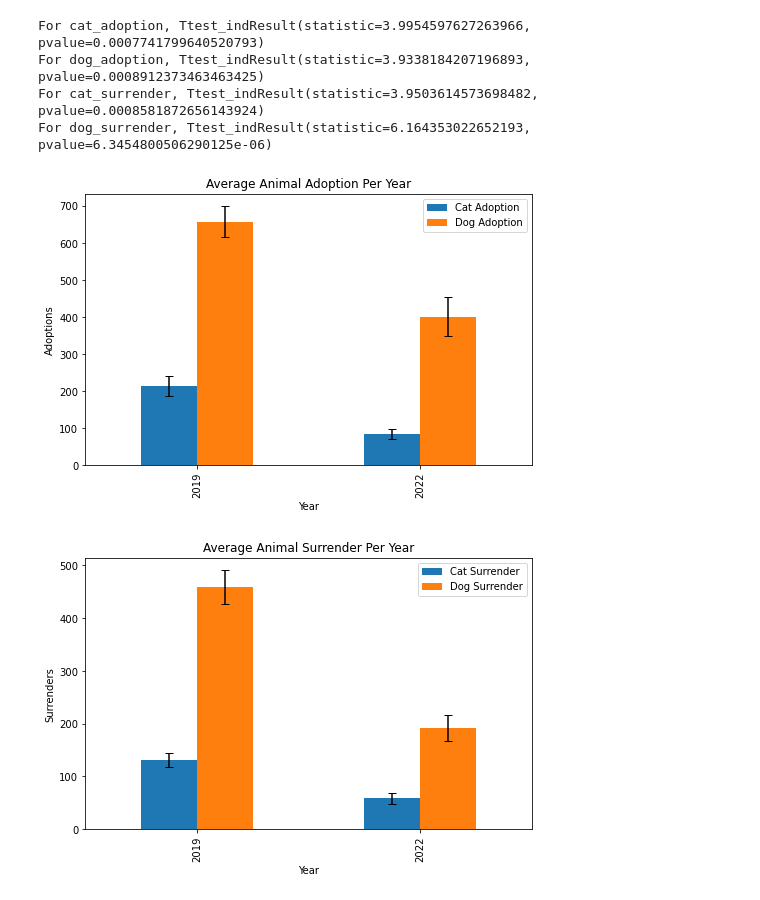
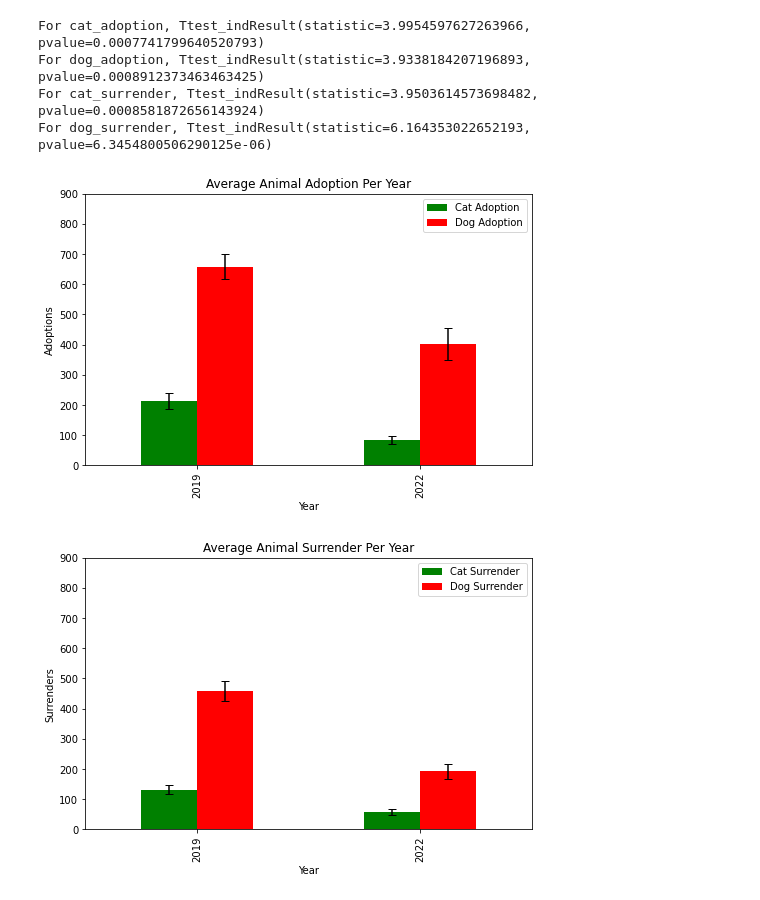
Before and after one commit to djdolejsi/Adoption-Surrender-Rates-vs-COVID-Cases, a Jupyter notebook: adoption_surrender_stats.ipynb, the cells around one changed output. Cells and saved outputs as stored; diff of their text form; code cells hidden in the pictures.

Commit message:
Updated colours on graphs

```diff
--- a/adoption_surrender_stats.ipynb
+++ b/adoption_surrender_stats.ipynb
@@ -44,22 +44,24 @@ For dog_adoption, Ttest_indResult(statistic=3.9338184207196893, pvalue=0.0008912
 For cat_surrender, Ttest_indResult(statistic=3.9503614573698482, pvalue=0.0008581872656143924)
 For dog_surrender, Ttest_indResult(statistic=6.164353022652193, pvalue=6.3454800506290125e-06)
 # %%
-data_mean[['cat_adoption', 'dog_adoption']].plot(kind='bar', yerr = data_sem[['cat_adoption', 'dog_adoption']], figsize=(8,5), capsize = 4)
+data_mean[['cat_adoption', 'dog_adoption']].plot(kind='bar', yerr = data_sem[['cat_adoption', 'dog_adoption']], figsize=(8,5), capsize = 4, color = ['green', 'red'])
 plt.legend(['Cat Adoption', 'Dog Adoption'])
 plt.title('Average Animal Adoption Per Year')
 plt.ylabel('Adoptions')
 plt.xlabel('Year')
+plt.yticks(np.arange(0,1000,100))
 plt.savefig('./plots/adoptions_per_year.png')
 plt.show()
 # %% [output]
-[figure, old version]
+[figure, new version]
 # %%
-data_mean[['cat_surrender', 'dog_surrender']].plot(kind='bar', yerr = data_sem[['cat_surrender', 'dog_surrender']], figsize=(8,5), capsize = 4)
+data_mean[['cat_surrender', 'dog_surrender']].plot(kind='bar', yerr = data_sem[['cat_surrender', 'dog_surrender']], figsize=(8,5), capsize = 4, color = ['green', 'red'])
 plt.legend(['Cat Surrender', 'Dog Surrender'])
 plt.title('Average Animal Surrender Per Year')
 plt.ylabel('Surrenders')
 plt.xlabel('Year')
+plt.yticks(np.arange(0,1000,100))
 plt.savefig('./plots/surrender_per_year.png')
 plt.show()
 # %% [output]
-[figure, old version]
+[figure, new version]
```
Also changed, not shown: 2 other files.
